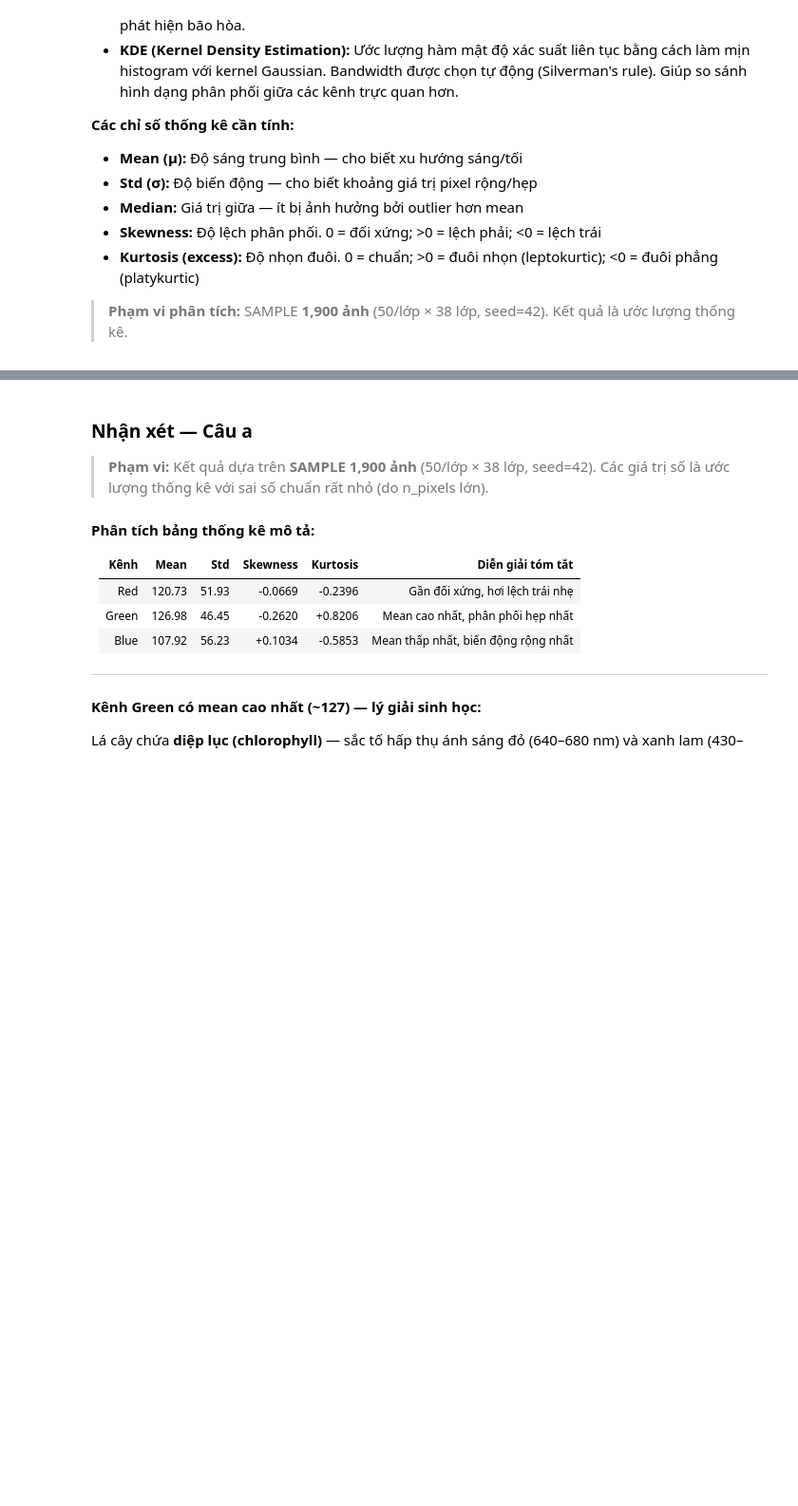
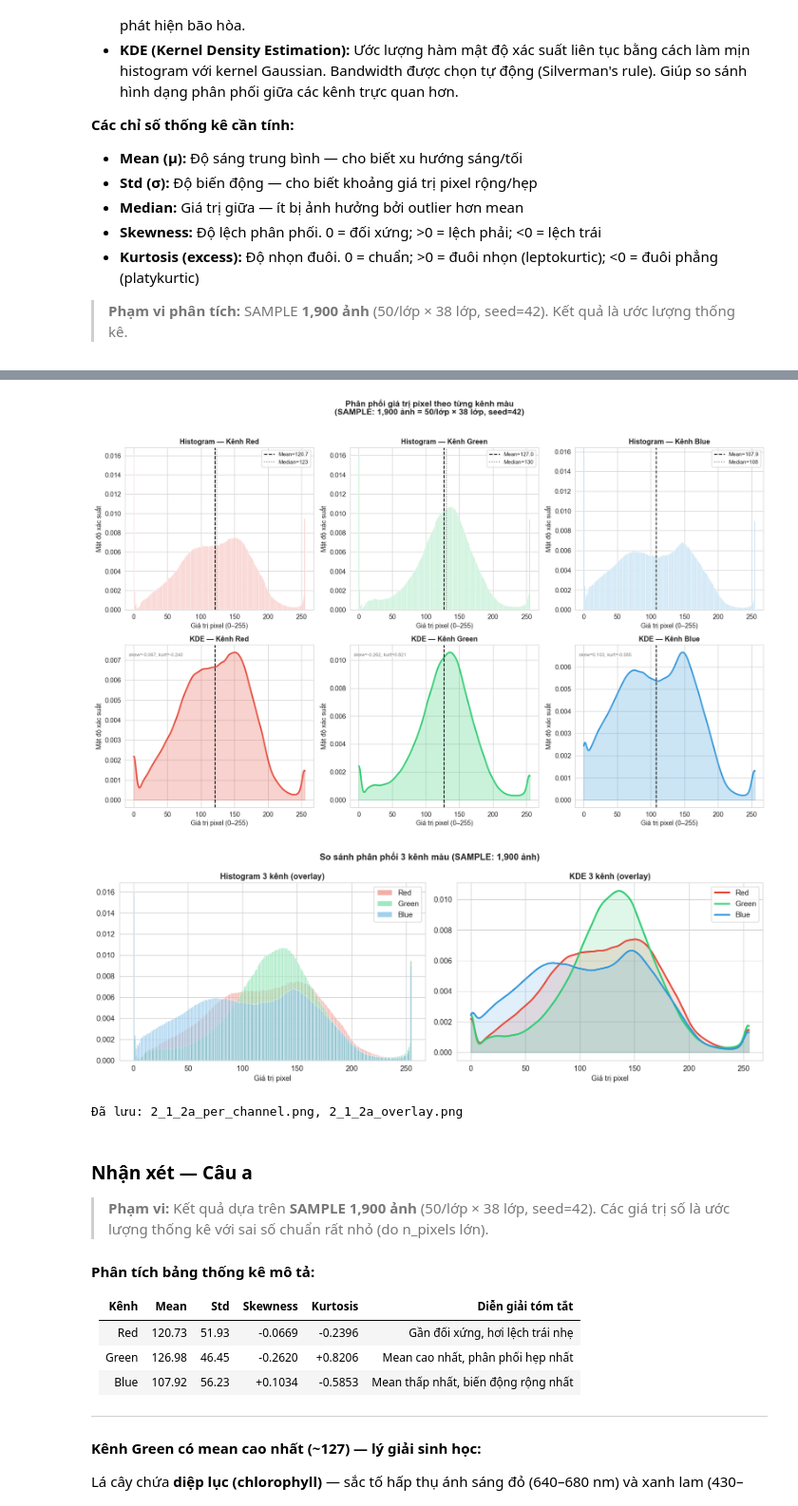
Before and after one commit to thngoc17/Data-Mining---Lab-1, a Jupyter notebook: notebooks/01_EDA_image.ipynb, the cells around one changed output, grey strips where cells are left out. Shown at 95% size. Drawn from its saved outputs; the diff is of its cells as text; code cells hidden in the pictures; blank space fills up the shorter version.

```diff
--- a/notebooks/01_EDA_image.ipynb
+++ b/notebooks/01_EDA_image.ipynb
@@ -221,16 +225,11 @@ display(df_pixel_stats)
 # %%
-# ── Tính trước KDE values để tái sử dụng ─────────────────────
-x_range  = np.linspace(0, 255, 300)
-kde_vals = {}                                      # cache kết quả KDE
-for ch in channel_names:
-    pv          = stats_data[ch]['values']
-    kde_vals[ch] = stats.gaussian_kde(pv[::20])(x_range)   # tính 1 lần duy nhất
+# ── Vẽ Histogram + KDE riêng từng kênh ───────────────────────
+x_range = np.linspace(0, 255, 300)
+fig, axes = plt.subplots(2, 3, figsize=(16, 10))
 
-# ── Vẽ Histogram + KDE riêng từng kênh ───────────────────────
-fig, axes = plt.subplots(2, 3, figsize=(16, 10))
 for i, (ch, color) in enumerate(zip(channel_names, colors)):
     pv  = stats_data[ch]['values']
-    kde = kde_vals[ch]                             # dùng lại, không tính lại
+    kde = stats.gaussian_kde(pv[::10])   # downsample 10× cho KDE nhanh, kết quả không đổi
 
     # Histogram
     axes[0, i].hist(pv, bins=256, color=color, alpha=0.75, density=True, range=(0, 255))
@@ -243,40 +242,46 @@ for i, (ch, color) in enumerate(zip(channel_names, colors)):
                        linewidth=1.5, label=f"Median={stats_data[ch]['median']:.0f}")
     axes[0, i].legend(fontsize=9)
 
     # KDE
-    axes[1, i].plot(x_range, kde, color=color, linewidth=2.5)
-    axes[1, i].fill_between(x_range, kde, alpha=0.25, color=color)
+    axes[1, i].plot(x_range, kde(x_range), color=color, linewidth=2.5)
+    axes[1, i].fill_between(x_range, kde(x_range), alpha=0.25, color=color)
     axes[1, i].set_title(f'KDE — Kênh {ch}', fontsize=12, fontweight='bold')
     axes[1, i].set_xlabel('Giá trị pixel (0–255)')
     axes[1, i].set_ylabel('Mật độ xác suất')
     axes[1, i].axvline(stats_data[ch]['mean'], color='black', linestyle='--', linewidth=1.5)
     skew_txt = f"skew={stats_data[ch]['skew']:.3f}, kurt={stats_data[ch]['kurt']:.3f}"
     axes[1, i].text(0.02, 0.95, skew_txt, transform=axes[1, i].transAxes,
                     fontsize=8, va='top', color='gray')
 
 fig.suptitle('Phân phối giá trị pixel theo từng kênh màu\n'
              '(SAMPLE: 1,900 ảnh = 50/lớp × 38 lớp, seed=42)',
              fontsize=14, fontweight='bold', y=1.02)
 plt.tight_layout()
+plt.savefig(OUTPUT_DIR / '2_1_2a_per_channel.png', dpi=150, bbox_inches='tight')
 plt.show()
 
 # ── Overlay 3 kênh ────────────────────────────────────────────
 fig, axes = plt.subplots(1, 2, figsize=(14, 5))
 for i, (ch, color) in enumerate(zip(channel_names, colors)):
     pv  = stats_data[ch]['values']
-    kde = kde_vals[ch]                             # dùng lại cache, không tính lại
-
-    axes[0].hist(pv, bins=256, color=color, alpha=0.45, density=True, range=(0, 255), label=ch)
-    axes[1].plot(x_range, kde, color=color, linewidth=2.5, label=ch)
-    axes[1].fill_between(x_range, kde, alpha=0.15, color=color)
+    kde = stats.gaussian_kde(pv[::10])
+    axes[0].hist(pv, bins=256, color=color, alpha=0.45, density=True, range=(0,255), label=ch)
+    axes[1].plot(x_range, kde(x_range), color=color, linewidth=2.5, label=ch)
+    axes[1].fill_between(x_range, kde(x_range), alpha=0.15, color=color)
 
 axes[0].set_title('Histogram 3 kênh (overlay)', fontsize=12, fontweight='bold')
 axes[0].set_xlabel('Giá trị pixel'); axes[0].legend()
 axes[1].set_title('KDE 3 kênh (overlay)',       fontsize=12, fontweight='bold')
 axes[1].set_xlabel('Giá trị pixel'); axes[1].legend()
 fig.suptitle('So sánh phân phối 3 kênh màu (SAMPLE: 1,900 ảnh)', fontsize=13, fontweight='bold')
 plt.tight_layout()
+plt.savefig(OUTPUT_DIR / '2_1_2a_overlay.png', dpi=150, bbox_inches='tight')
 plt.show()
+print("Đã lưu: 2_1_2a_per_channel.png, 2_1_2a_overlay.png")
+# %% [output]
+[figure, added]
+[figure, added]
+Đã lưu: 2_1_2a_per_channel.png, 2_1_2a_overlay.png
 # %% [markdown]
 ### Nhận xét — Câu a
 
```
Also changed, not shown: parts of 14 cells of this notebook.
